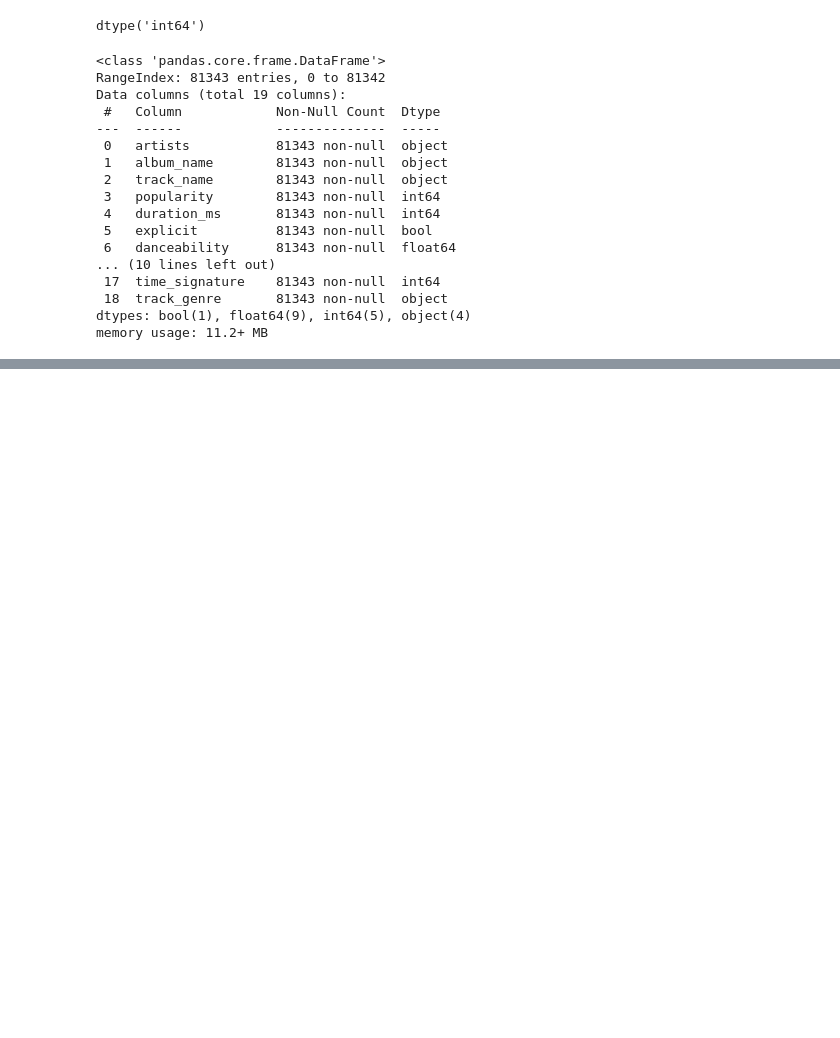
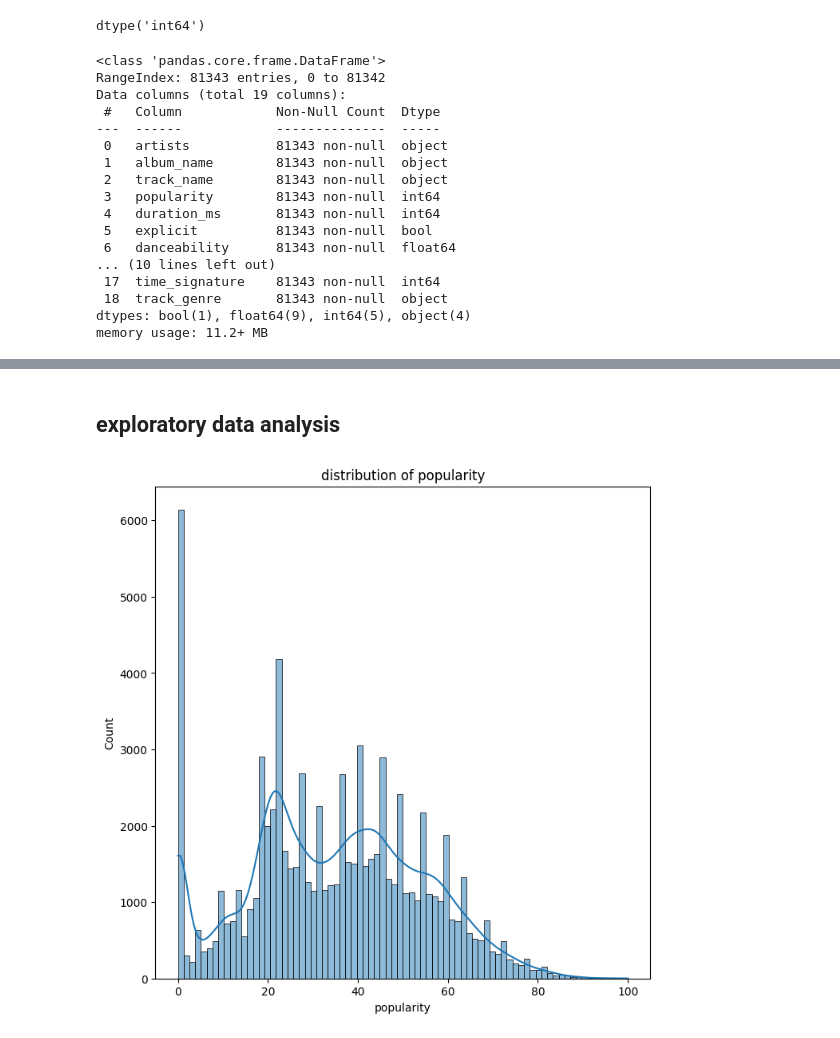
Before and after one commit to kamijoseph/Spotify-Song-Popularity, a Jupyter notebook: notebooks/main.ipynb, the cells around one changed output, grey strips where cells are left out. Cells and saved outputs as stored; diff of their text form; code cells hidden in the pictures; blank space fills up the shorter version.

Commit message:
plots

```diff
--- a/notebooks/main.ipynb
+++ b/notebooks/main.ipynb
@@ -232,3 +232,13 @@ data.describe()
 | 50% | 35.000000 | 2.152050e+05 | 0.573000 | 0.678000 | 5.000000 | -7.262000 | 1.000000 | 0.049100 | 0.190000 | ... |
 | 75% | 49.000000 | 2.673460e+05 | 0.690000 | 0.857000 | 8.000000 | -5.140000 | 1.000000 | 0.087000 | 0.629000 | ... |
 | max | 100.000000 | 5.237295e+06 | 0.985000 | 1.000000 | 11.000000 | 4.532000 | 1.000000 | 0.965000 | 0.996000 | ... |
+# %% [markdown]
+## exploratory data analysis
+# %%
+# distribution of popularity
+plt.figure(figsize=(8, 8))
+sns.histplot(data["popularity"], kde=True)
+plt.title("distribution of popularity")
+plt.show()
+# %% [output]
+[figure, added]
```
Also changed, not shown: parts of 1 cell of this notebook, 2 other files.
